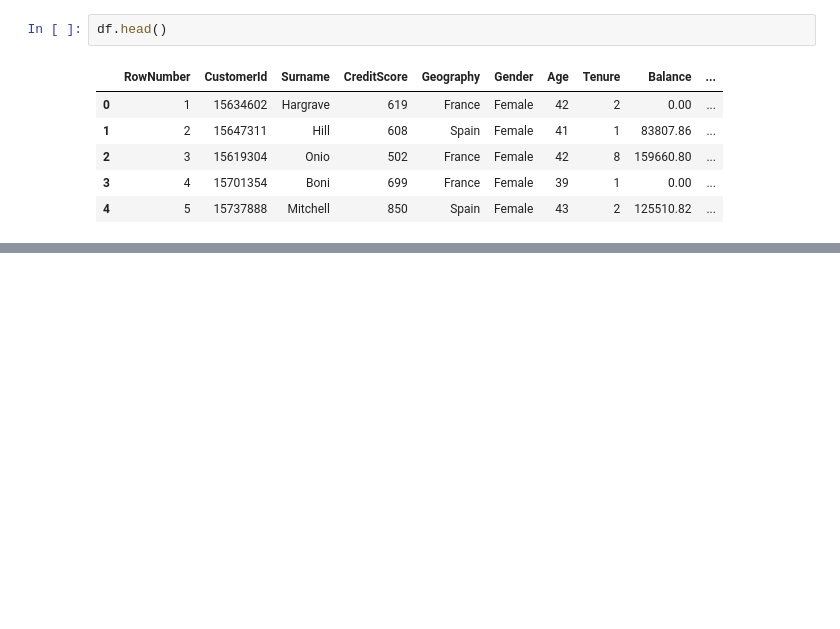
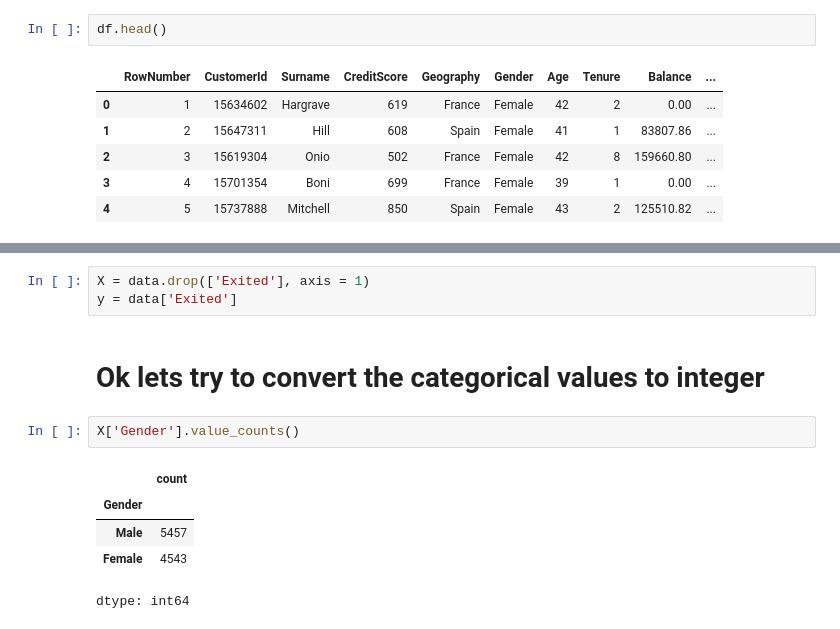
Before and after one commit to GOLISHYAMP/ANN_End_to_End_Project, a Jupyter notebook: ANN_end_to_end_project.ipynb, the cells around one changed output, grey strips where cells are left out. Saved outputs shown, nothing was run; the diff lists cells and outputs as text; blank space fills up the shorter version.

```diff
--- a/ANN_end_to_end_project.ipynb
+++ b/ANN_end_to_end_project.ipynb
@@ -25,0 +38,13 @@ df.head()
+# %%
+X = data.drop(['Exited'], axis = 1)
+y = data['Exited']
+# %% [markdown]
+# Ok lets try to convert the categorical values to integer
+# %%
+X['Gender'].value_counts()
+# %% [output]
+|  | count |
+| Gender |  |
+| Male | 5457 |
+| Female | 4543 |
+dtype: int64
```
Also changed, not shown: parts of 20 cells of this notebook.
